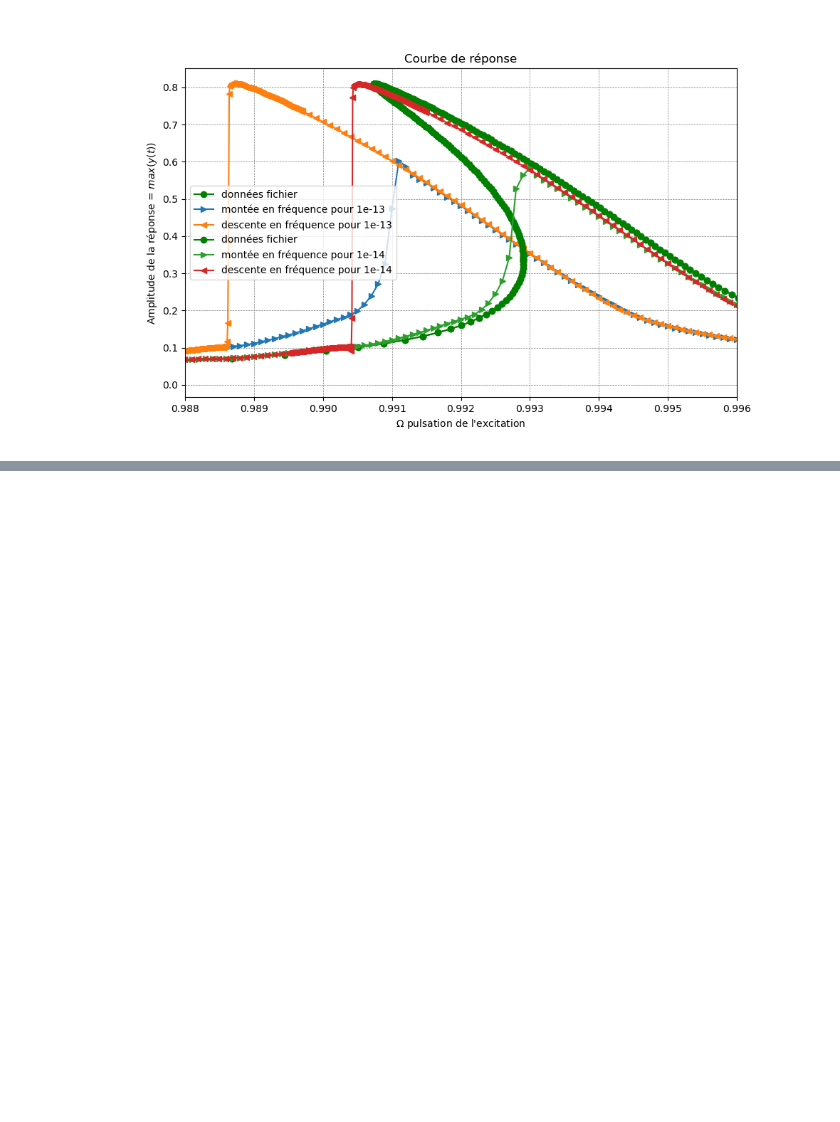
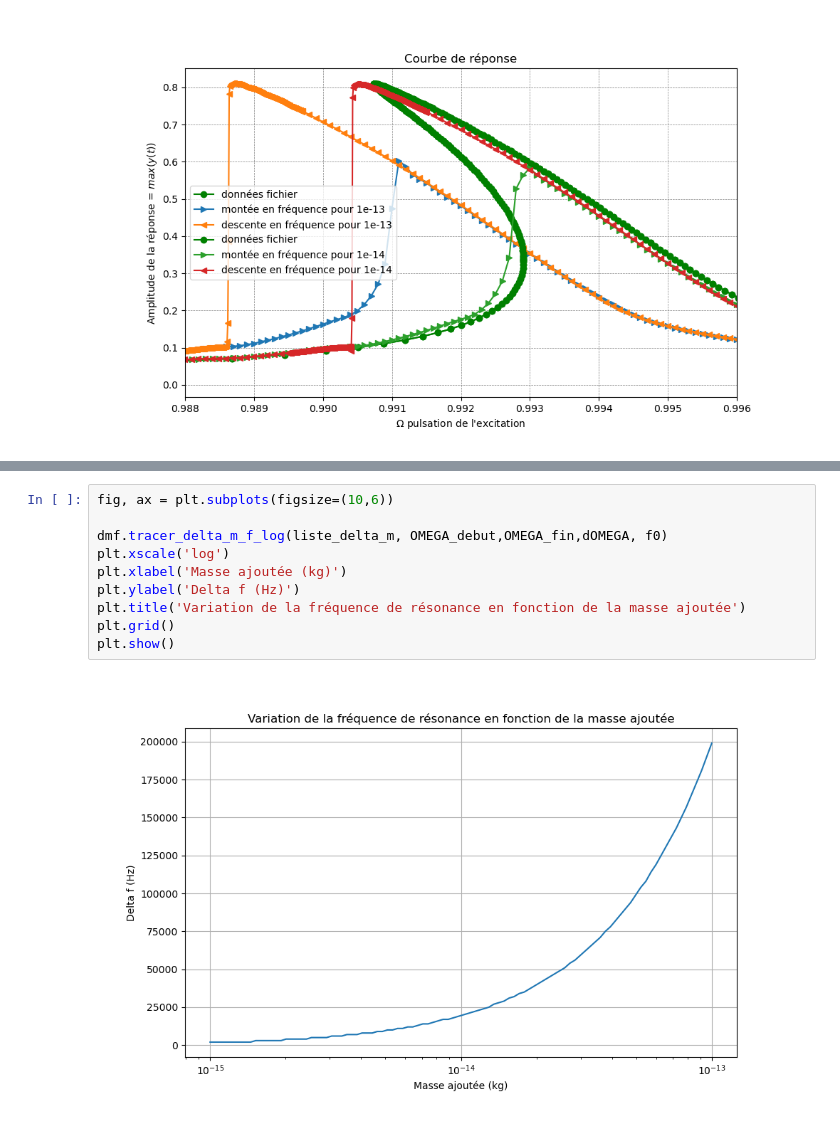
Before and after one commit to Marcsus26/P2i7-MEMS, a Jupyter notebook: jupyter-MEMS.ipynb, the cells around one changed output, grey strips where cells are left out. Saved outputs shown, nothing was run; the diff lists cells and outputs as text; blank space fills up the shorter version.

```diff
--- a/jupyter-MEMS.ipynb
+++ b/jupyter-MEMS.ipynb
@@ -238,0 +233,12 @@ plt.show()
+# %%
+fig, ax = plt.subplots(figsize=(10,6))
+
+dmf.tracer_delta_m_f_log(liste_delta_m, OMEGA_debut,OMEGA_fin,dOMEGA, f0)
+plt.xscale('log')
+plt.xlabel('Masse ajoutée (kg)')
+plt.ylabel('Delta f (Hz)')
+plt.title('Variation de la fréquence de résonance en fonction de la masse ajoutée')
+plt.grid()
+plt.show()
+# %% [output]
+[figure, added]
```
Also changed, not shown: parts of 11 cells of this notebook, 1 other file.
